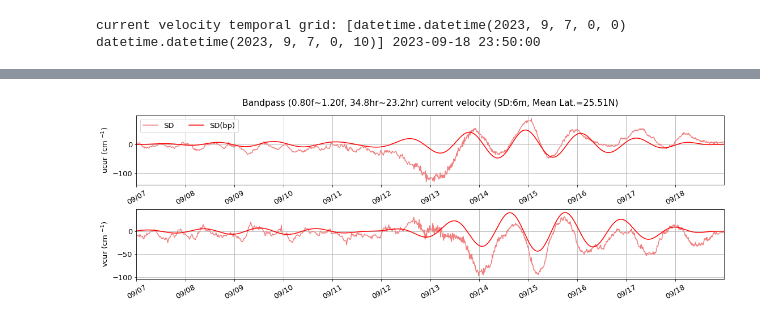
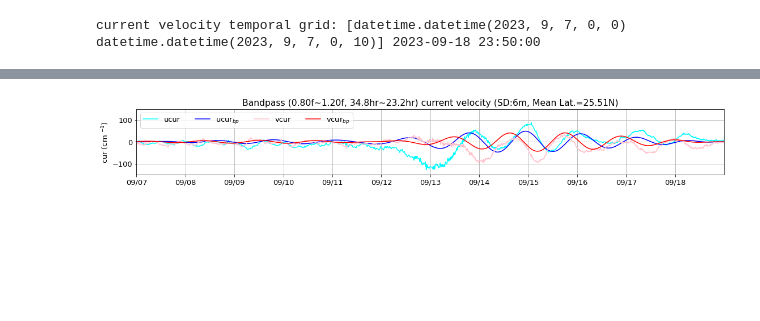
Before and after one commit to nanhsunchi/sd-ni-wp, a Jupyter notebook: HU_LEE/compute_wind_power_input_SD_HU_LEE.ipynb, the cells around one changed output, grey strips where cells are left out. Cells and saved outputs as stored; diff of their text form; code cells hidden in the pictures; blank space fills up the shorter version.

```diff
--- a/HU_LEE/compute_wind_power_input_SD_HU_LEE.ipynb
+++ b/HU_LEE/compute_wind_power_input_SD_HU_LEE.ipynb
@@ -38,7 +38,7 @@ from values_to_colors import values_to_rgba
 ### Data info
 ### SD data info
 year = '2023'
-iSD = 0
+iSD = 1
 platf_num = ['1036','1041','1069']
 print('Now looking at SD-'+platf_num[iSD])
 path_met_SD = '/Users/chi/Documents/projects/sd-ni-wp/data_manipulate/data_merge_airsea/'
@@ -85,7 +85,7 @@ print('SD cur data time:',dtime_cur_SD[0:2],'...',dtime_cur_SD[-1])
 ### plot
 it = np.where( (dtime_cur_SD>= tlim_plot[iSD][0]) & (dtime_cur_SD< tlim_plot[iSD][1]) )[0]
 plt.clf()
-fig = plt.figure(figsize=(18,5))
+fig = plt.figure(figsize=(18,4))
 plt.rcParams.update({'font.size': 13})
 plt.subplot(2,1,1)
 cs = plt.pcolor(dtime_cur_SD[it], depths_cur_SD, uCur_SD[it,:].transpose(),cmap='seismic',vmin=-100,vmax=100)
@@ -99,14 +99,18 @@ for i in range(2):
     plt.xticks(tticks)
     plt.gca().set_xticklabels(tticks_label)
     plt.gca().set_facecolor('gray')
+    if i< 1:
+        plt.gca().set_xticklabels([])
+
 ###
 axf = fig.add_axes([0.91,0.2,0.01,0.6])
 axf = plt.colorbar(cs,orientation='vertical',cax=axf,extend='both')
 axf.set_label('(cm s$^{-1}$)',fontsize=14)
+plt.subplots_adjust(left=0.1,bottom=0.1,right=0.9,top=0.9,wspace=0.1,hspace=0.05)
 ###
-# plt.savefig('time-depth-uv_'+year+'-SD'+platf_num[iSD]+'_'+\
-#             tlim_plot[iSD][0].strftime('%Y%m%d-')+tlim_plot[iSD][1].strftime('%Y%m%d')+\
-#             '.png', dpi=600,bbox_inches='tight')
+plt.savefig('time-depth-uv_'+year+'-SD'+platf_num[iSD]+'_'+\
+            tlim_plot[iSD][0].strftime('%Y%m%d-')+tlim_plot[iSD][1].strftime('%Y%m%d')+\
+            '.png', dpi=600,bbox_inches='tight')
 # %% [output]
 SD met data time: [datetime.datetime(2023, 8, 1, 0, 0) datetime.datetime(2023, 8, 1, 0, 1)] ... 2023-10-26 23:59:00
 Depths of SD cur: [6.0 8.000000000000002 10.0 12.0 14.0 16.0 18.0 20.0 22.0 24.0 26.0 28.0
@@ -266,39 +290,42 @@ for z in range( ucur_SD_grid_bp.shape[1] ):
     ucur_SD_grid_bp[:,z], _,_,_,_  = bandpass(ucur_SD_grid[:,z],dsec_grid,bp_sec[0],bp_sec[1],2)
     vcur_SD_grid_bp[:,z], _,_,_,_  = bandpass(vcur_SD_grid[:,z],dsec_grid,bp_sec[0],bp_sec[1],2)
 # %%
-col_in1 = [['royalblue','blue'],['lightcoral','red'],['teal','green']]
+col_in1 = [['cyan','blue'],['pink','red'],['teal','green']]
 ### plot current
-nrow = 2
+nrow = 1
 plt.clf()
-plt.gcf().set_size_inches(18, 5)
+plt.gcf().set_size_inches(18, 2)
 plt.rcParams.update({'font.size': 13})
 ### u
 plt.subplot(nrow,1,1)
-plt.plot(dtime_grid, ucur_SD_grid[:,iz],label='SD',color=col_in1[1][0])
-plt.plot(dtime_grid, ucur_SD_grid_bp[:,iz],label='SD(bp)',color=col_in1[1][1])
-plt.ylabel('ucur (cm $^{-1}$)')
+plt.plot(dtime_grid, ucur_SD_grid[:,iz],label='ucur',color=col_in1[0][0])
+plt.plot(dtime_grid, ucur_SD_grid_bp[:,iz],label='ucur$_{bp}$',color=col_in1[0][1])
+# plt.ylabel('ucur (cm $^{-1}$)')
+### v
+# plt.subplot(nrow,1,2)
+plt.plot(dtime_grid, vcur_SD_grid[:,iz],label='vcur',color=col_in1[1][0])
+plt.plot(dtime_grid, vcur_SD_grid_bp[:,iz],label='vcur$_{bp}$',color=col_in1[1][1])
+plt.ylabel('cur (cm $^{-1}$)')
 plt.legend(ncol=6,loc='best')
-### v
-plt.subplot(nrow,1,2)
-plt.plot(dtime_grid, vcur_SD_grid[:,iz],label='SD',color=col_in1[1][0])
-plt.plot(dtime_grid, vcur_SD_grid_bp[:,iz],label='SD(bp)',color=col_in1[1][1])
-plt.ylabel('vcur (cm $^{-1}$)')
 ###
 for i in range( nrow ):
     plt.subplot(nrow,1,i+1)
-    plt.xticks(tticks,rotation=30)
+    plt.xticks(tticks,rotation=0)
     plt.gca().set_xticklabels(tticks_label)
     plt.xlim(tlim_plot[iSD])
     plt.grid()
+    plt.ylim([-150,150])
+    if i< nrow-1:
+        plt.gca().set_xticklabels([])
 
-plt.suptitle('Bandpass ({:.2f}f~{:.2f}f, {:.1f}hr~{:.1f}hr) current velocity (SD:{:.0f}m, Mean Lat.={:.2f}N)'.\
+plt.title('Bandpass ({:.2f}f~{:.2f}f, {:.1f}hr~{:.1f}hr) current velocity (SD:{:.0f}m, Mean Lat.={:.2f}N)'.\
              format(n_f[0],n_f[1],bp_sec[0]/3600,bp_sec[1]/3600,depths_cur_SD[iz],lat_mn))
-plt.subplots_adjust(left=0.1,bottom=0.1,right=0.9,top=0.9,wspace=0.1,hspace=0.35)
-# ### save to figure
-# plt.savefig('timeseries_cur-bp({:.2f}f~{:.2f}f)_'.format(n_f[0],n_f[1])+year+'-SD'+platf_num[iSD]+'({:.1f}m)'.format(depths_cur_SD[iz])+'_'+\
-#             tlim_plot[iSD][0].strftime('%Y%m%d-')+tlim_plot[iSD][1].strftime('%m%d')+'_{:.1f}-sec-grid.png'.format(dsec_grid),\
-#                 dpi=400,bbox_inches='tight')
+plt.subplots_adjust(left=0.1,bottom=0.1,right=0.9,top=0.9,wspace=0.1,hspace=0.05)
+### save to figure
+plt.savefig('timeseries_cur-bp({:.2f}f~{:.2f}f)_'.format(n_f[0],n_f[1])+year+'-SD'+platf_num[iSD]+'({:.1f}m)'.format(depths_cur_SD[iz])+'_'+\
+            tlim_plot[iSD][0].strftime('%Y%m%d-')+tlim_plot[iSD][1].strftime('%m%d')+'_{:.1f}-sec-grid.png'.format(dsec_grid),\
+                dpi=400,bbox_inches='tight')
 # %% [output]
-[figure, old version]
+[figure, new version]
 # %%
 ### compute wind power (N m^-2)*(m s^-1)= N m^-1 s^-1 = J m^-2 s^-1 = W m^-2
```
Also changed, not shown: parts of 10 cells of this notebook, 7 other files.
